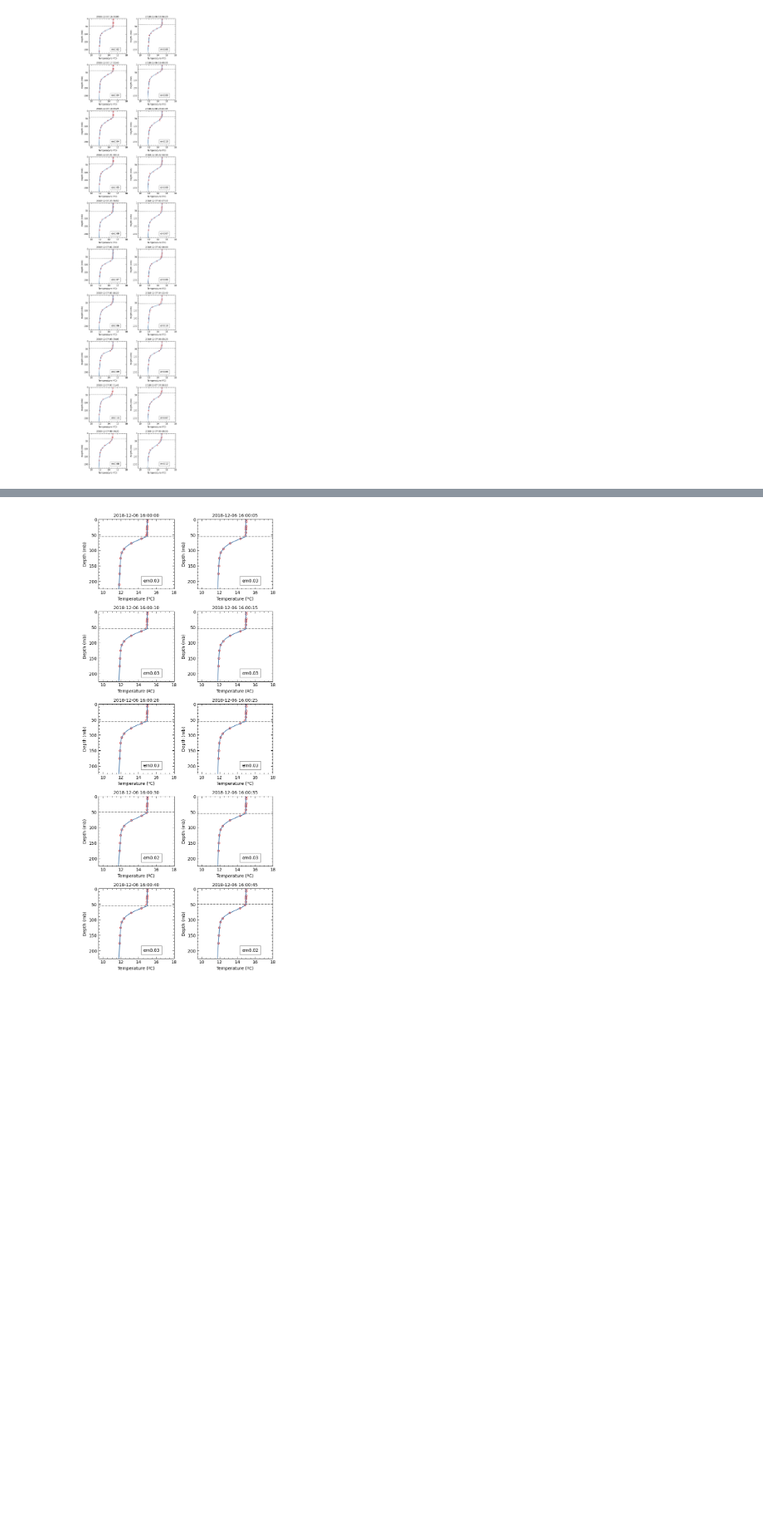
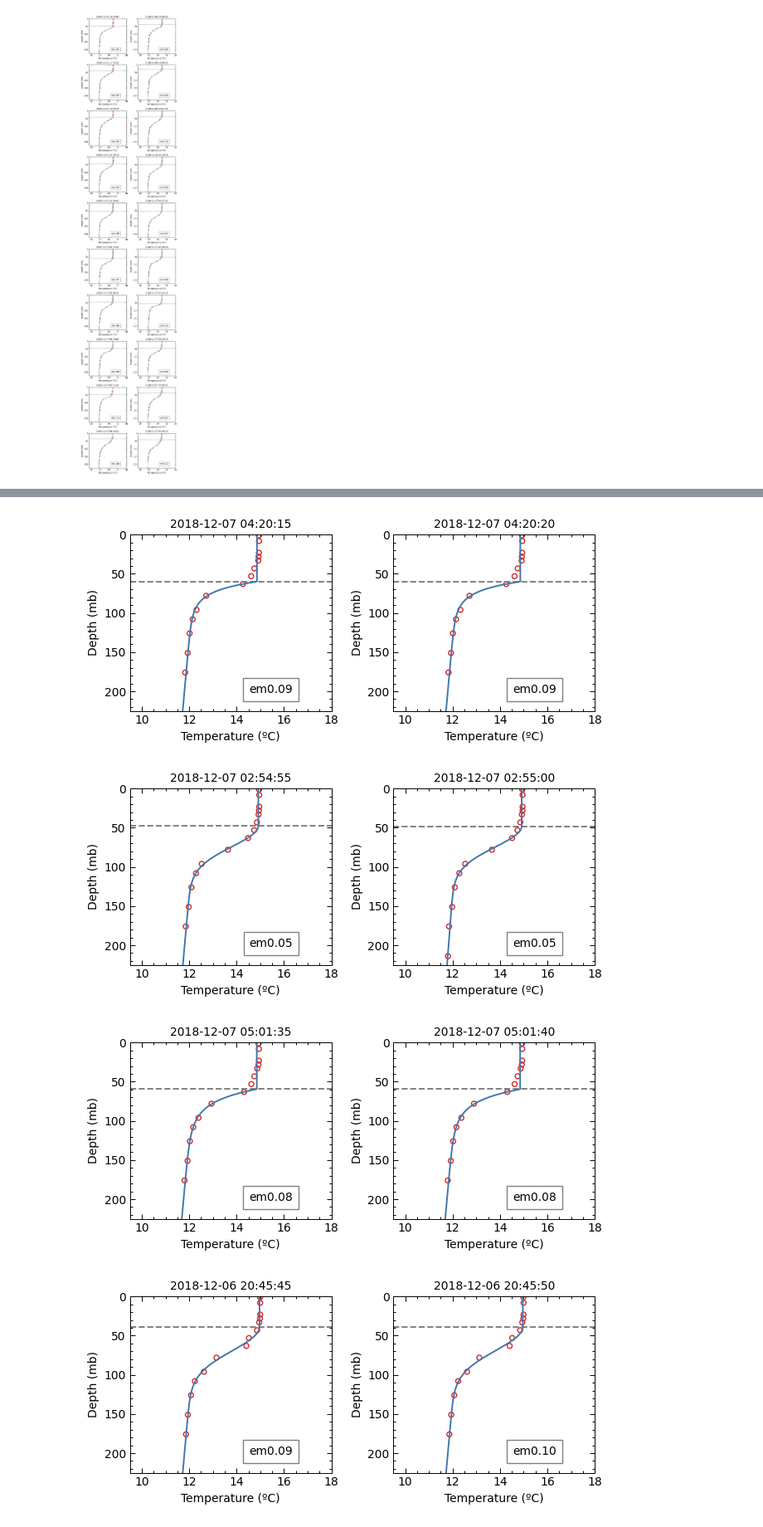
Before and after one commit to manufrn/TFG, a Jupyter notebook: notebooks/Compare_different_SHDRs.ipynb, the cells around one changed output, grey strips where cells are left out. Shown at 83% size. Saved outputs shown, nothing was run; the diff lists cells and outputs as text; code cells hidden in the pictures; blank space fills up the shorter version.

```diff
--- a/notebooks/Compare_different_SHDRs.ipynb
+++ b/notebooks/Compare_different_SHDRs.ipynb
@@ -56,12 +83,3 @@ def compare_fit(df_1, df_2, temp, pres, loc):
 # %%
-def distance(df_fit, variable, n, value):
-    '''Given variable of df_fit, return the locs where the diference between
-    slices [n:] - [:-n] in that variable are greater than value.
-    '''
-    array = df_fit[variable].to_numpy()
-    locs = np.where(abs(array[n:] - array[:-n]) > value)[0]
-    ratio = len(locs)/len(df_fit)
-    return locs, ratio
-
-
-locs, ratio = distance(df_ref_cons_08_12_exp, 'D1', 1, 5)
+locs, ratio = distance(df_ref_cons_08_12_exp, 'D1', 1, 10)
+print(len(locs))
@@ -68,4 +88,4 @@ locs, ratio = distance(df_ref_cons_08_12_exp, 'D1', 1, 5)
 # %%
-for i in locs_3[:20]:
-    plot_multiple_profiles(df_ref_cons_08_12_exp, temp, pres, (i, i+1))
+for i in locs[:20]:
+    plot_multiple_profiles(df_ref_cons_08_12_exp, temp, depth, (i, i+1))
 # %% [output]
@@ -84,5 +104,10 @@ for i in locs_3[:20]:
 ... (8 outputs left out)
 # %%
-plot_multiple_profiles(df_ref_cons_08_12, temp, pres, range(10))
+locs, ratio = distance(df_ref_cons_08_12_exp, 'D1', 1, 10)
+for i in np.random.randint(0, high=len(date), size=10):
+    plot_multiple_profiles(df_ref_cons_08_12_exp, temp, depth, (i, i+1))
 # %% [output]
-[figure, old version]
+[figure, new version]
+[figure, added]
+[figure, added]
+[figure, added]
```
Also changed, not shown: parts of 10 cells of this notebook, 8 other files.
